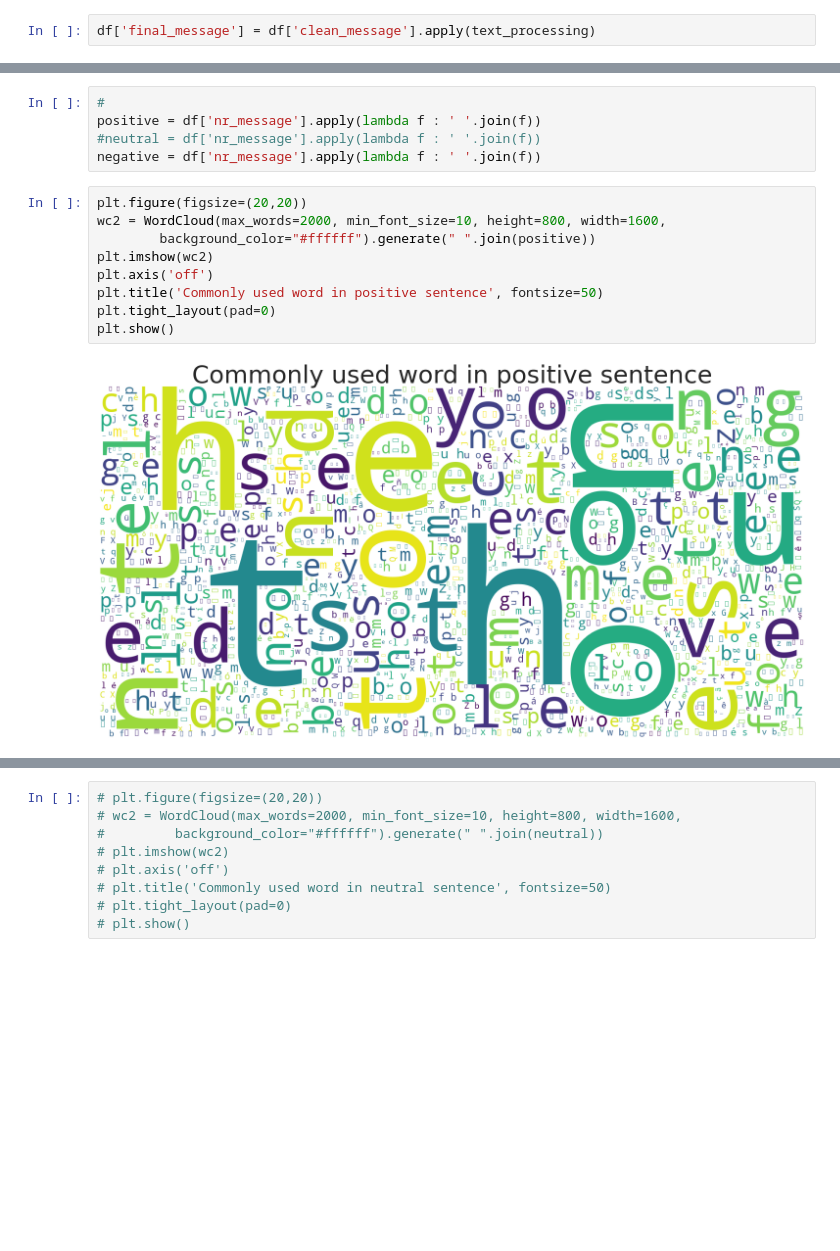
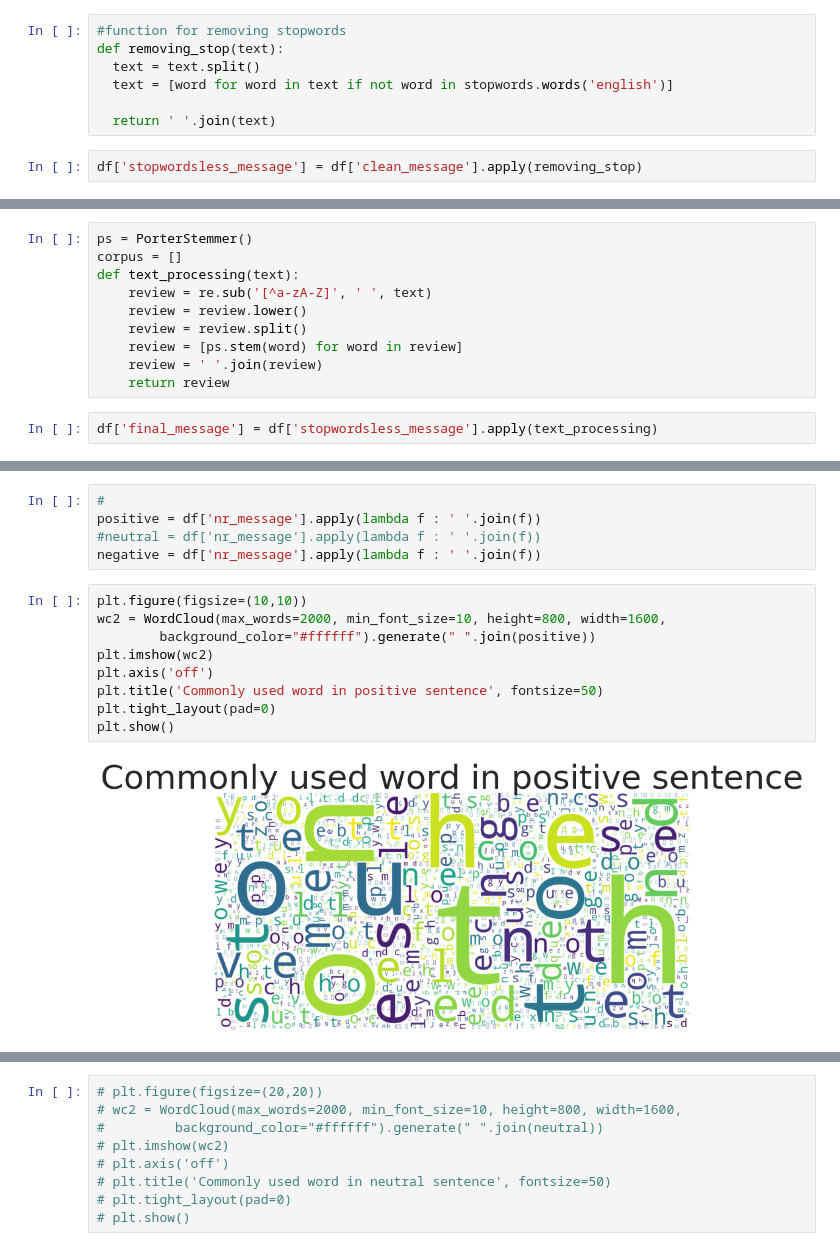
Before and after one commit to Sudhakordas/Sentiment_analysis, a Jupyter notebook: Sentiment_analysis.ipynb, the cells around one changed output, grey strips where cells are left out. Cells and saved outputs as stored; diff of their text form; blank space fills up the shorter version.

```diff
--- a/Sentiment_analysis.ipynb
+++ b/Sentiment_analysis.ipynb
@@ -363,5 +350,12 @@ def text_processing(text):
+# %%
+#function for removing stopwords
+def removing_stop(text):
+  text = text.split()
+  text = [word for word in text if not word in stopwords.words('english')]
+
+  return ' '.join(text)
 # %%
-df['final_message'] = df['clean_message'].apply(text_processing)
+df['stopwordsless_message'] = df['clean_message'].apply(removing_stop)
 # %%
 df.head()
 # %% [output]
@@ -371,3 +365,15 @@ df.head()
 | 3 | martha stewart proved what kind o... | 4.0 | 10.0 | 19 | martha stewart proved what kind o... | [] | [] | martha stewart proved what kind o... | ... |
 | 4 | Can not abide her 😡 | 3.0 | 9.0 | 5 | Can not abide her 😡 | [] | [] | Can not abide her 😡 | ... |
 | 5 | Make every effort to change thing... | 0.0 | 0.0 | 29 | Make every effort to change thing... | [] | [] | Make every effort to change thing... | ... |
+# %%
+ps = PorterStemmer()
+corpus = []
+def text_processing(text):
+    review = re.sub('[^a-zA-Z]', ' ', text)
+    review = review.lower()
+    review = review.split()
+    review = [ps.stem(word) for word in review]
+    review = ' '.join(review)
+    return review
+# %%
+df['final_message'] = df['stopwordsless_message'].apply(text_processing)
@@ -459,14 +455,14 @@ positive = df['nr_message'].apply(lambda f : ' '.join(f))
 #neutral = df['nr_message'].apply(lambda f : ' '.join(f))
 negative = df['nr_message'].apply(lambda f : ' '.join(f))
 # %%
-plt.figure(figsize=(20,20))
+plt.figure(figsize=(10,10))
 wc2 = WordCloud(max_words=2000, min_font_size=10, height=800, width=1600,
         background_color="#ffffff").generate(" ".join(positive))
 plt.imshow(wc2)
 plt.axis('off')
 plt.title('Commonly used word in positive sentence', fontsize=50)
 plt.tight_layout(pad=0)
 plt.show()
 # %% [output]
-[figure, old version]
+[figure, new version]
 # %%
```
Also changed, not shown: parts of 37 cells of this notebook.
